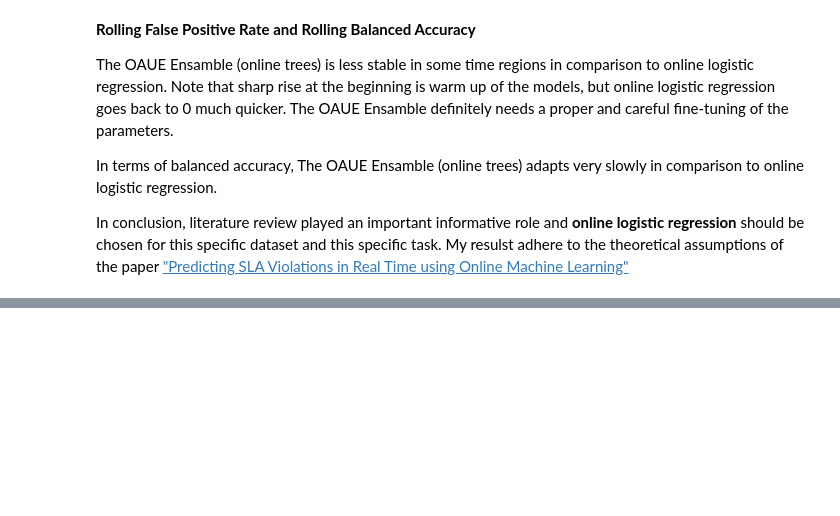
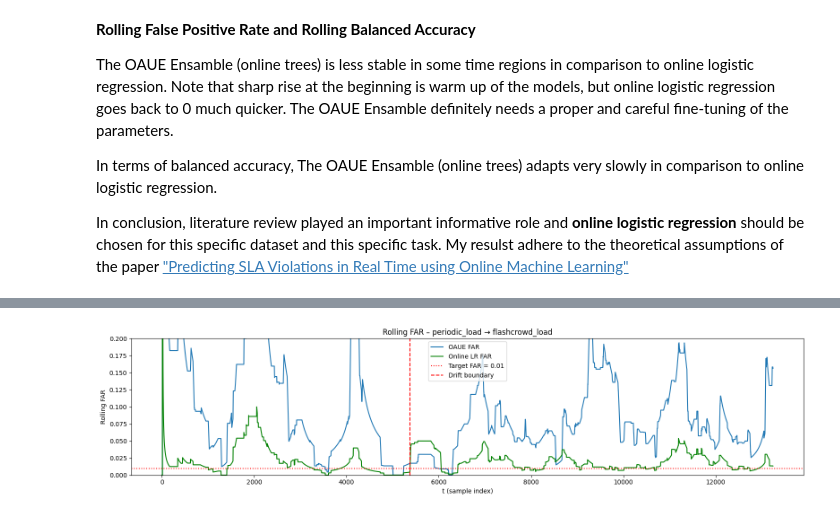
Before and after one commit to OleksiiBevza/time-series, a Jupyter notebook: modelling.ipynb, the cells around one changed output, grey strips where cells are left out. Drawn from its saved outputs; the diff is of its cells as text; code cells hidden in the pictures; blank space fills up the shorter version.

```diff
--- a/modelling.ipynb
+++ b/modelling.ipynb
@@ -761,0 +803,13 @@ In conclusion, literature review played an important informative role and **onli
+# %%
+W, H = 60, 30  # same as previously
+
+
+def build_features(scenario_folder: str):
+    """Function creates dataset by giving every metric a label
+    when incident has occurred.
+    After that it calculates summary statistics
+    Returns feature matrix X and labels y for a specific scenario
+    """
+    X_windows, y, t_idx = make_task_dataset(root, scenario_folder, W=W, H=H)
+    X_feat = summary_features(X_windows)
+    return X_feat, y, t_idx
@@ -761,0 +1089,80 @@ In conclusion, literature review played an important informative role and **onli
+# %%
+# ------------------------------------------------------
+# 6. Rolling FAR & BA for BOTH models
+# ------------------------------------------------------
+WROLL = max(200, len(y_eval_concat) // 20)
+
+x_roll_oa, far_roll_oa, ba_roll_oa = rolling_far_ba(
+    y=y_eval_concat,
+    yhat=yhat_eval_oa,
+    x=t_eval_concat,
+    window=WROLL,
+)
+
+x_roll_lr, far_roll_lr, ba_roll_lr = rolling_far_ba(
+    y=y_eval_concat,
+    yhat=yhat_eval_lr,
+    x=t_eval_concat,
+    window=WROLL,
+)
+
+
+def cumulative_accuracy(y_true, y_pred):
+    """
+    Asymptotic (prefix) classification accuracy over time:
+    CA_t = (# correct predictions up to t) / t
+    """
+    correct = (y_true == y_pred).astype(int)
+    cum_correct = np.cumsum(correct)
+    n = np.arange(1, len(y_true) + 1)
+    return n, cum_correct / n
+
+# Asymptotic CA for both models on concatenated stream
+x_lr, ca_lr = cumulative_accuracy(y_eval_concat, yhat_eval_lr)
+x_oa, ca_oa = cumulative_accuracy(y_eval_concat, yhat_eval_oa)
+
+
+
+# ------------------------------------------------------
+# 7. Plots: OAUE vs Online LR, with drift boundary
+# ------------------------------------------------------
+plt.figure(figsize=(16, 4))
+plt.plot(x_roll_oa, far_roll_oa, label="OAUE FAR")
+plt.plot(x_roll_lr, far_roll_lr, label="Online LR FAR", color="green")
+plt.axhline(0.01, color="red", linestyle=":", label="Target FAR = 0.01")
+plt.axvline(boundary_idx, color="red", linestyle="--", label="Drift boundary")
+plt.ylim(0, 0.2)
+plt.xlabel("t (sample index)")
+plt.ylabel("Rolling FAR")
+plt.title(f"Rolling FAR – {scenario_A} → {scenario_B}")
+plt.legend()
+plt.tight_layout()
+plt.show()
+
+
+plt.figure(figsize=(16, 4))
+plt.plot(x_roll_oa, ba_roll_oa, label="OAUE BA")
+plt.plot(x_roll_lr, ba_roll_lr, label="Online LR BA", color ="green")
+plt.axvline(boundary_idx, color="red", linestyle="--", label="Drift boundary")
+plt.ylim(0, 1)
+plt.xlabel("t (sample index)")
+plt.ylabel("Rolling Balanced Accuracy")
+plt.title(f"Rolling BA – {scenario_A} → {scenario_B}")
+plt.legend()
+plt.tight_layout()
+plt.show()
+
+
+plt.figure(figsize=(16, 4))
+plt.plot(x_lr, ca_lr, label="Online LR – asymptotic CA", color="green")
+plt.plot(x_oa, ca_oa, label="OAUE – asymptotic CA")
+plt.axvline(boundary_idx, color="red", linestyle="--", label="Drift boundary")
+plt.ylim(0, 1.0)
+plt.xlabel("t (sample index)")
+plt.ylabel("Asymptotic Classification Accuracy")
+plt.title(f"Asymptotic CA – {scenario_A} → {scenario_B}")
+plt.legend()
+plt.tight_layout()
+plt.show()
+# %% [output]
+[figure, added]
```
Also changed, not shown: parts of 32 cells of this notebook, 4 other files.
